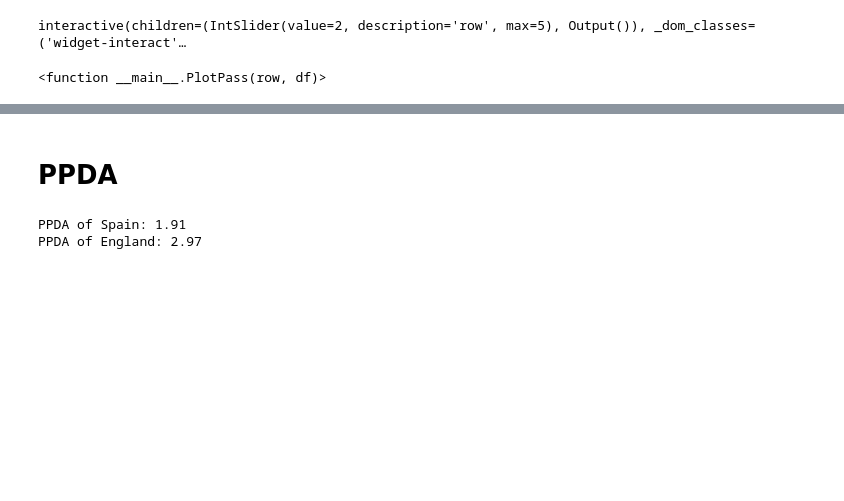
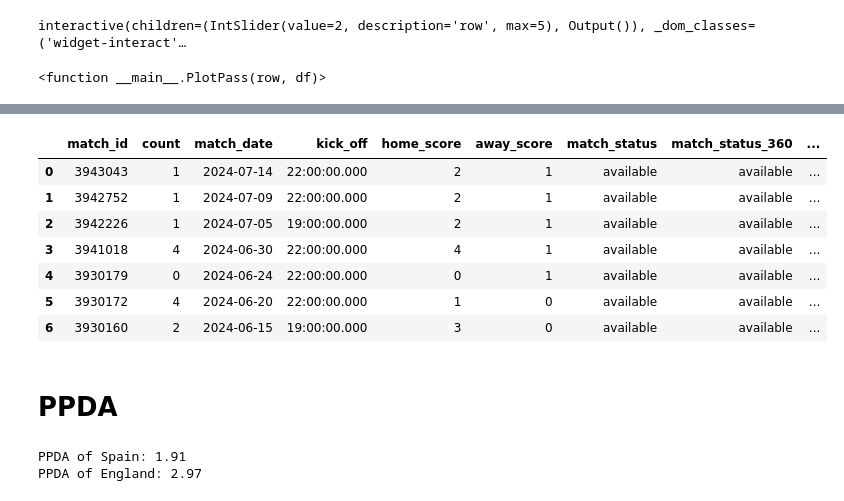
Before and after one commit to francisco-kim/footballAnalysis, a Jupyter notebook: statsbomb.ipynb, the cells around one changed output, grey strips where cells are left out. Saved outputs shown, nothing was run; the diff lists cells and outputs as text; code cells hidden in the pictures; blank space fills up the shorter version.

```diff
--- a/statsbomb.ipynb
+++ b/statsbomb.ipynb
@@ -71,7 +72,9 @@ Index(['match_id', 'match_date', 'kick_off', 'home_score', 'away_score', 'match_
       dtype='str')
 # %%
 country = 'Spain'
-dfRaw[(dfRaw['home_team_country_name'] == country) | (dfRaw['away_team_country_name'] == country)]
+dfSpainAll = dfRaw[(dfRaw['home_team_country_name'] == country) | (dfRaw['away_team_country_name'] == country)]
+
+dfSpainAll
 # %% [output]
 |  | match_id | match_date | kick_off | home_score | away_score | match_status | match_status_360 | last_updated | ... |
 | 1 | 3943043 | 2024-07-14 | 22:00:00.000 | 2 | 1 | available | available | 2024-07-15T15:48:50.315500 | ... |
@@ -1396,3 +1407,14 @@ interact(PlotPass, row=(0, len(dfPass)-1), df=fixed(dfPass))
 # %% [output]
 interactive(children=(IntSlider(value=2, description='row', max=5), Output()), _dom_classes=('widget-interact'…
 <function __main__.PlotPass(row, df)>
+# %%
+dfSpainAllEvents = pd.concat(
+    [sb.events(match_id=mid) for mid in dfSpainAll['match_id']],
+    ignore_index=True
+)
+
+rodriFilter = (dfSpainAllEvents['player'].str.contains('Rodrigo')) \
+    & (dfSpainAllEvents['type'] == 'Pass') \
+    & (dfSpainAllEvents['pass_switch'].notna())
+
+dfSpainAllEvents[rodriFilter].head(5)
@@ -1398,0 +1428,6 @@ interactive(children=(IntSlider(value=2, description='row', max=5), Output()), _
+# %%
+dfRodriAllPassSwitch = dfSpainAllEvents[rodriFilter].groupby('match_id').size()\
+    .reindex(dfSpainAll['match_id'], fill_value=0)\
+    .reset_index(name='count')
+
+dfRodriAllPassSwitch
@@ -1399,3 +1443,14 @@ interactive(children=(IntSlider(value=2, description='row', max=5), Output()), _
+# %%
+dfRodriAllPassSwitch.merge(dfSpainAll, on='match_id')
+# %% [output]
+|  | match_id | count | match_date | kick_off | home_score | away_score | match_status | match_status_360 | ... |
+| 0 | 3943043 | 1 | 2024-07-14 | 22:00:00.000 | 2 | 1 | available | available | ... |
+| 1 | 3942752 | 1 | 2024-07-09 | 22:00:00.000 | 2 | 1 | available | available | ... |
+| 2 | 3942226 | 1 | 2024-07-05 | 19:00:00.000 | 2 | 1 | available | available | ... |
+| 3 | 3941018 | 4 | 2024-06-30 | 22:00:00.000 | 4 | 1 | available | available | ... |
+| 4 | 3930179 | 0 | 2024-06-24 | 22:00:00.000 | 0 | 1 | available | available | ... |
+| 5 | 3930172 | 4 | 2024-06-20 | 22:00:00.000 | 1 | 0 | available | available | ... |
+| 6 | 3930160 | 2 | 2024-06-15 | 19:00:00.000 | 3 | 0 | available | available | ... |
 # %% [markdown]
 # PPDA
 # %%
```
Also changed, not shown: parts of 8 cells of this notebook.
